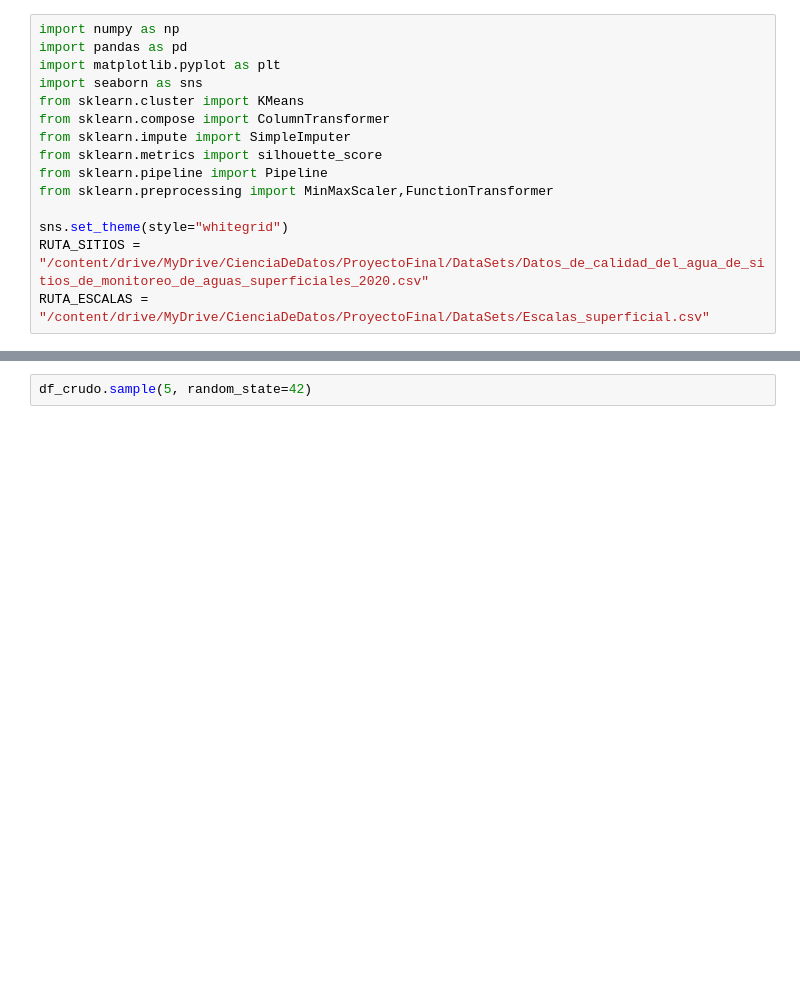
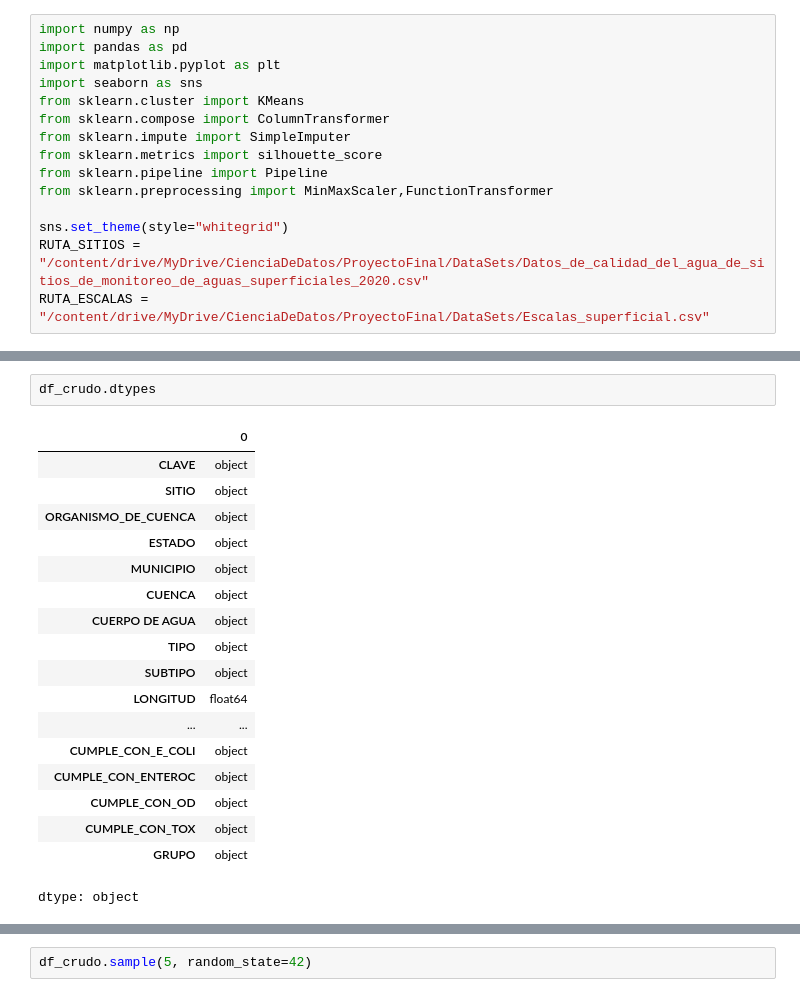
Before and after one commit to achockc-cenfo/proyecto_final_CD, a Jupyter notebook: cd_final_proyecto.ipynb, the cells around one changed output, grey strips where cells are left out. Cells and saved outputs as stored; diff of their text form; blank space fills up the shorter version.

```diff
--- a/cd_final_proyecto.ipynb
+++ b/cd_final_proyecto.ipynb
@@ -35,0 +57,21 @@ df_crudo.head()
+# %%
+df_crudo.dtypes
+# %% [output]
+|  | 0 |
+| CLAVE | object |
+| SITIO | object |
+| ORGANISMO_DE_CUENCA | object |
+| ESTADO | object |
+| MUNICIPIO | object |
+| CUENCA | object |
+| CUERPO DE AGUA | object |
+| TIPO | object |
+| SUBTIPO | object |
+| LONGITUD | float64 |
+| ... | ... |
+| CUMPLE_CON_E_COLI | object |
+| CUMPLE_CON_ENTEROC | object |
+| CUMPLE_CON_OD | object |
+| CUMPLE_CON_TOX | object |
+| GRUPO | object |
+dtype: object
```
Also changed, not shown: parts of 20 cells of this notebook.
